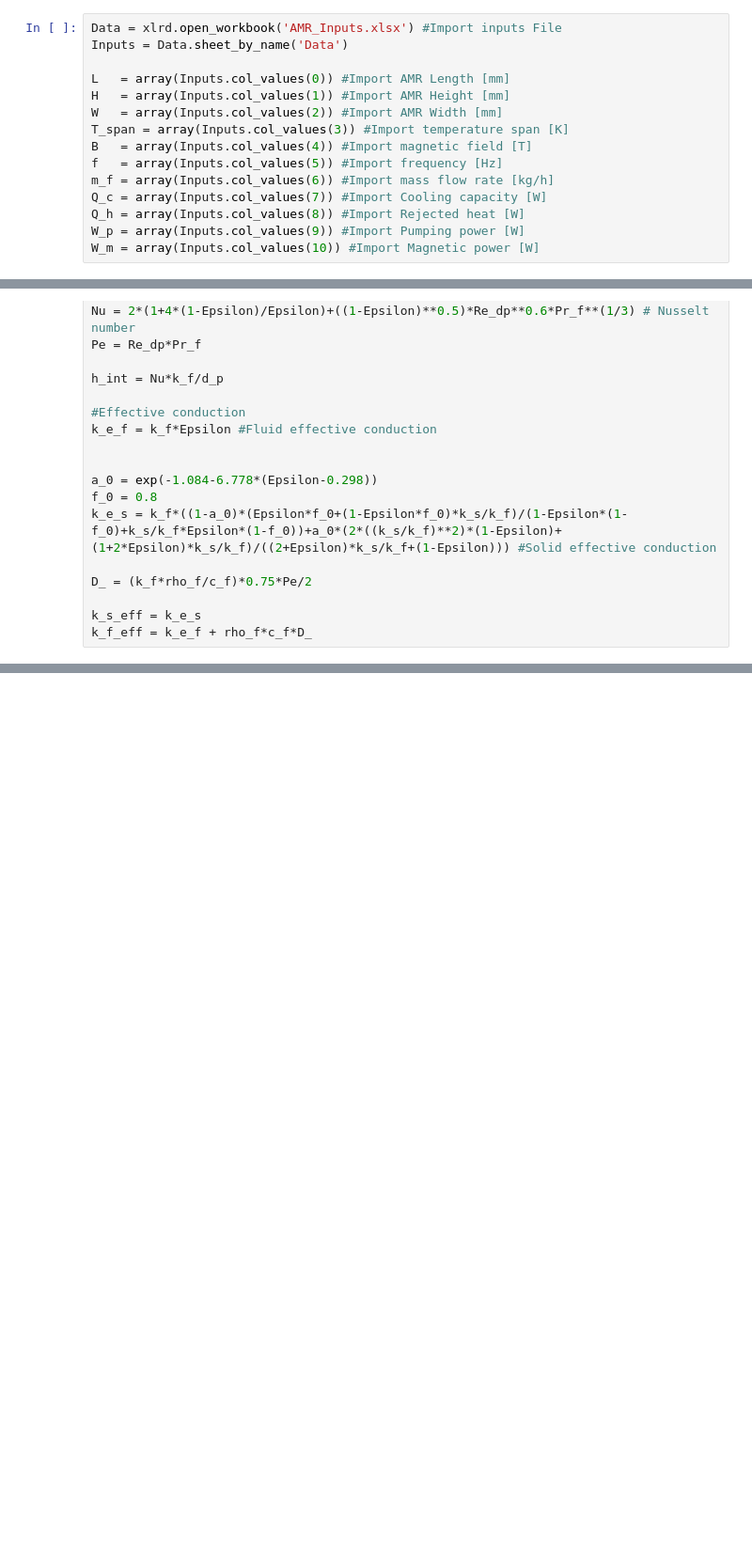
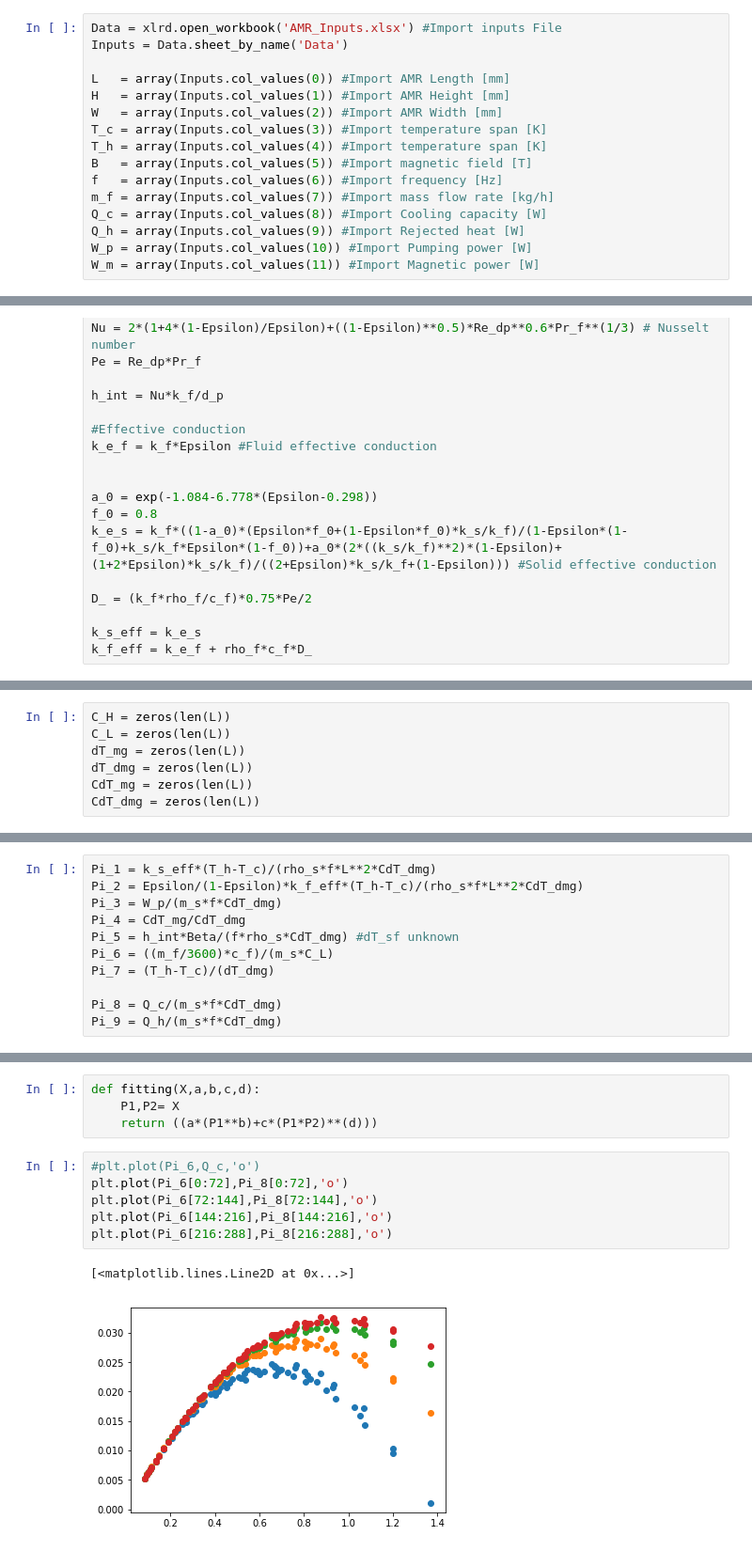
Before and after one commit to gfidelisp/Jupyter, a Jupyter notebook: Codemig/AMR_Model/Main.ipynb, the cells around one changed output, grey strips where cells are left out. Shown: that part at 94% size. Drawn from its saved outputs; the diff is of its cells as text; blank space fills up the shorter version.

```diff
--- a/Codemig/AMR_Model/Main.ipynb
+++ b/Codemig/AMR_Model/Main.ipynb
@@ -32,14 +176,15 @@ Inputs = Data.sheet_by_name('Data')
 L   = array(Inputs.col_values(0)) #Import AMR Length [mm]
 H   = array(Inputs.col_values(1)) #Import AMR Height [mm]
 W   = array(Inputs.col_values(2)) #Import AMR Width [mm]
-T_span = array(Inputs.col_values(3)) #Import temperature span [K]
-B   = array(Inputs.col_values(4)) #Import magnetic field [T]
-f   = array(Inputs.col_values(5)) #Import frequency [Hz]
-m_f = array(Inputs.col_values(6)) #Import mass flow rate [kg/h]
-Q_c = array(Inputs.col_values(7)) #Import Cooling capacity [W]
-Q_h = array(Inputs.col_values(8)) #Import Rejected heat [W]
-W_p = array(Inputs.col_values(9)) #Import Pumping power [W]
-W_m = array(Inputs.col_values(10)) #Import Magnetic power [W]
+T_c = array(Inputs.col_values(3)) #Import temperature span [K]
+T_h = array(Inputs.col_values(4)) #Import temperature span [K]
+B   = array(Inputs.col_values(5)) #Import magnetic field [T]
+f   = array(Inputs.col_values(6)) #Import frequency [Hz]
+m_f = array(Inputs.col_values(7)) #Import mass flow rate [kg/h]
+Q_c = array(Inputs.col_values(8)) #Import Cooling capacity [W]
+Q_h = array(Inputs.col_values(9)) #Import Rejected heat [W]
+W_p = array(Inputs.col_values(10)) #Import Pumping power [W]
+W_m = array(Inputs.col_values(11)) #Import Magnetic power [W]
 # %% [markdown]
 Calculation
 # %%
@@ -73,0 +215,7 @@ k_f_eff = k_e_f + rho_f*c_f*D_
+# %%
+C_H = zeros(len(L))
+C_L = zeros(len(L))
+dT_mg = zeros(len(L))
+dT_dmg = zeros(len(L))
+CdT_mg = zeros(len(L))
+CdT_dmg = zeros(len(L))
@@ -73,0 +246,11 @@ k_f_eff = k_e_f + rho_f*c_f*D_
+# %%
+Pi_1 = k_s_eff*(T_h-T_c)/(rho_s*f*L**2*CdT_dmg)
+Pi_2 = Epsilon/(1-Epsilon)*k_f_eff*(T_h-T_c)/(rho_s*f*L**2*CdT_dmg)
+Pi_3 = W_p/(m_s*f*CdT_dmg)
+Pi_4 = CdT_mg/CdT_dmg
+Pi_5 = h_int*Beta/(f*rho_s*CdT_dmg) #dT_sf unknown
+Pi_6 = ((m_f/3600)*c_f)/(m_s*C_L)
+Pi_7 = (T_h-T_c)/(dT_dmg)
+
+Pi_8 = Q_c/(m_s*f*CdT_dmg)
+Pi_9 = Q_h/(m_s*f*CdT_dmg)
@@ -73,0 +261,13 @@ k_f_eff = k_e_f + rho_f*c_f*D_
+# %%
+def fitting(X,a,b,c,d):
+    P1,P2= X
+    return ((a*(P1**b)+c*(P1*P2)**(d)))
+# %%
+#plt.plot(Pi_6,Q_c,'o')
+plt.plot(Pi_6[0:72],Pi_8[0:72],'o')
+plt.plot(Pi_6[72:144],Pi_8[72:144],'o')
+plt.plot(Pi_6[144:216],Pi_8[144:216],'o')
+plt.plot(Pi_6[216:288],Pi_8[216:288],'o')
+# %% [output]
+[<matplotlib.lines.Line2D at 0x...>]
+[figure, added]
```
Also changed, not shown: parts of 23 cells of this notebook, 2 other files.
